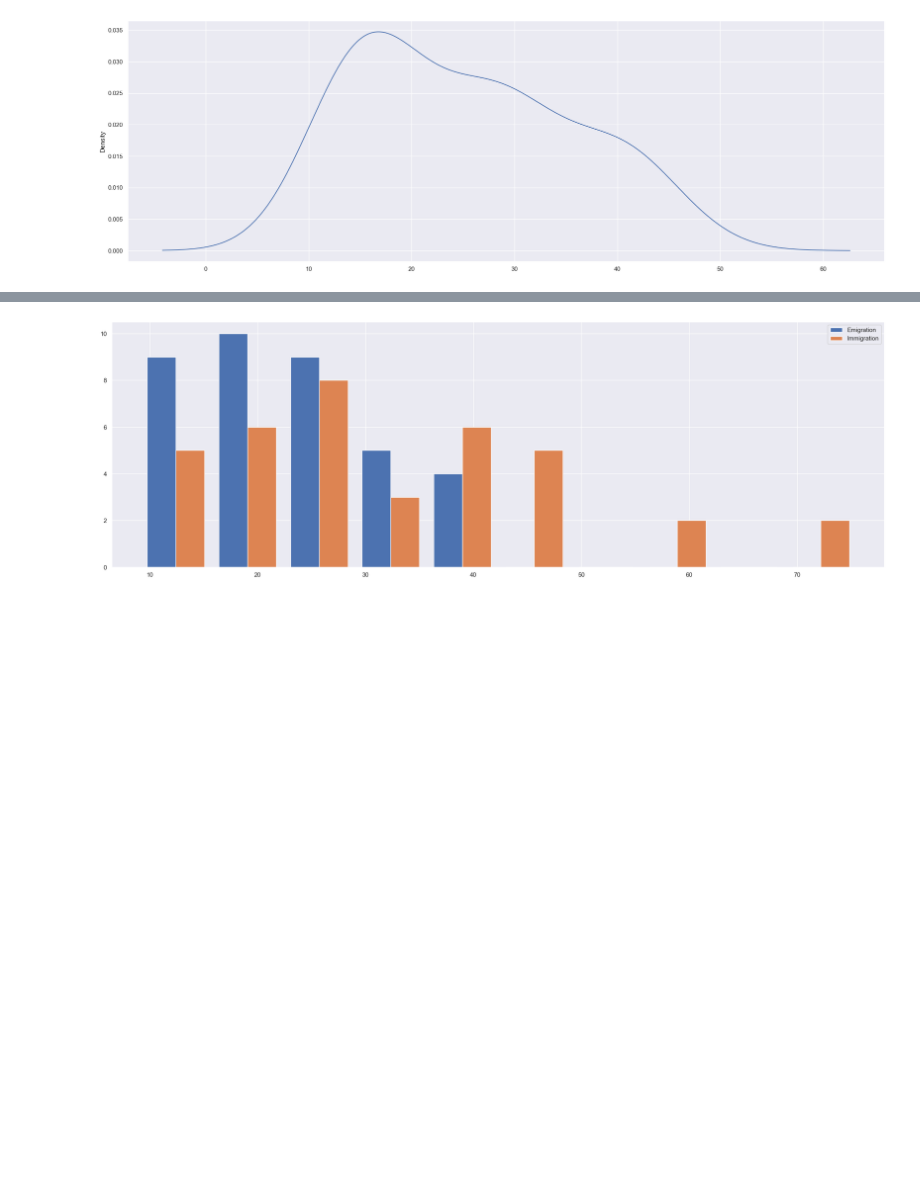
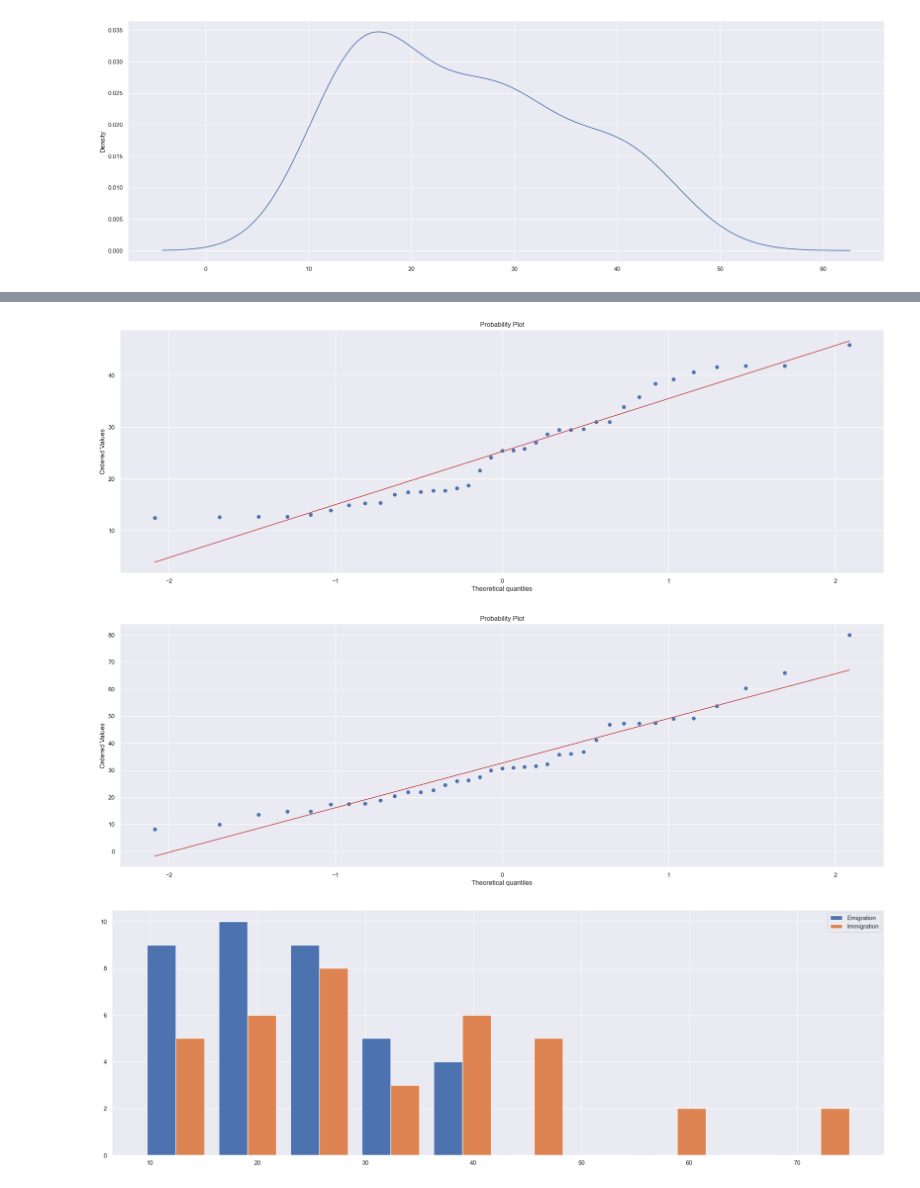
Before and after one commit to RubenCharleston/CA1-Migration-in-Ireland, a Jupyter notebook: Untitled.ipynb, the cells around one changed output, grey strips where cells are left out. Saved outputs shown, nothing was run; the diff lists cells and outputs as text; code cells hidden in the pictures; blank space fills up the shorter version.

```diff
--- a/Untitled.ipynb
+++ b/Untitled.ipynb
@@ -590,3 +613,12 @@ ax = dfMale1[dfMale1['In or Out']=='Em'].VALUE.plot.kde()
+# %%
+stats.probplot(dfMale1[dfMale1['In or Out']=='Em'].VALUE, dist = 'norm' , plot=plt)
+plt.show()
+
+stats.probplot(dfMale1[dfMale1['In or Out']=='Im'].VALUE, dist = 'norm' , plot=plt)
+plt.show()
+# %% [output]
+[figure, added]
+[figure, added]
 # %%
 bins = 10
 plt.hist([dfFemale1[dfFemale1['In or Out']=='Em'].VALUE, dfFemale1[dfFemale1['In or Out']=='Im'].VALUE], bins, label=['Emigration', 'Immigration'])
```
Also changed, not shown: parts of 58 cells of this notebook.
